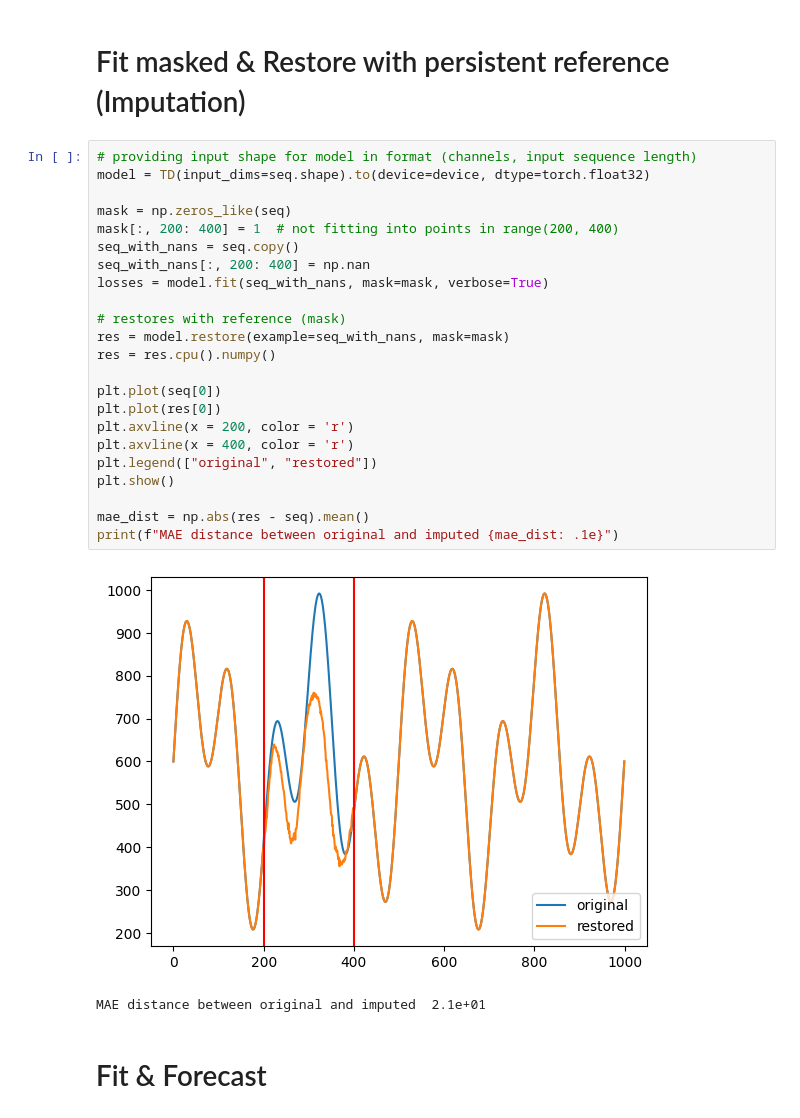
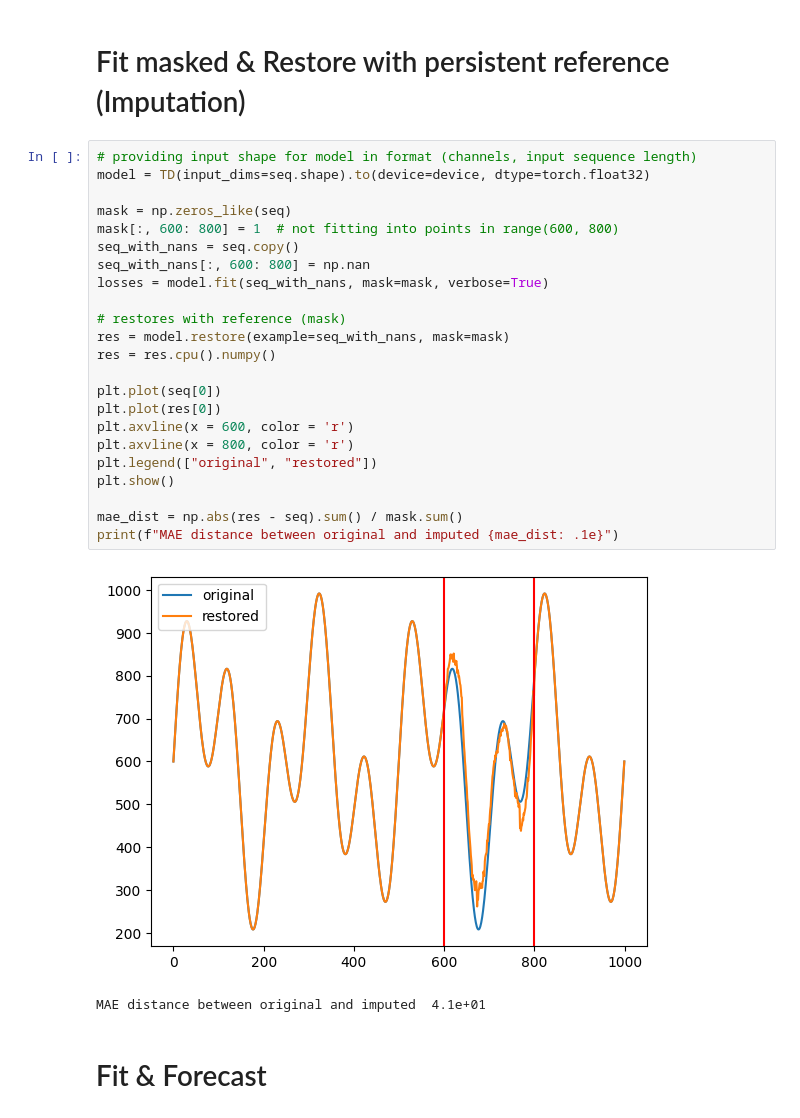
Before and after one commit to timetoai/TimeDiffusion, a Jupyter notebook: examples/example_1d_data.ipynb, the cells around one changed output. Saved outputs shown, nothing was run; the diff lists cells and outputs as text.

```diff
--- a/examples/example_1d_data.ipynb
+++ b/examples/example_1d_data.ipynb
@@ -48,29 +48,29 @@ MAE distance between original and restored  1.4e+01
 # %%
 # providing input shape for model in format (channels, input sequence length)
 model = TD(input_dims=seq.shape).to(device=device, dtype=torch.float32)
 
 mask = np.zeros_like(seq)
-mask[:, 200: 400] = 1  # not fitting into points in range(200, 400)
+mask[:, 600: 800] = 1  # not fitting into points in range(600, 800)
 seq_with_nans = seq.copy()
-seq_with_nans[:, 200: 400] = np.nan
+seq_with_nans[:, 600: 800] = np.nan
 losses = model.fit(seq_with_nans, mask=mask, verbose=True)
 
 # restores with reference (mask)
 res = model.restore(example=seq_with_nans, mask=mask)
 res = res.cpu().numpy()
 
 plt.plot(seq[0])
 plt.plot(res[0])
-plt.axvline(x = 200, color = 'r')
-plt.axvline(x = 400, color = 'r')
+plt.axvline(x = 600, color = 'r')
+plt.axvline(x = 800, color = 'r')
 plt.legend(["original", "restored"])
 plt.show()
 
-mae_dist = np.abs(res - seq).mean()
+mae_dist = np.abs(res - seq).sum() / mask.sum()
 print(f"MAE distance between original and imputed {mae_dist: .1e}")
 # %% [output]
-[figure, old version]
+[figure, new version]
-MAE distance between original and imputed  2.1e+01
+MAE distance between original and imputed  4.1e+01
 # %% [markdown]
 # Fit & Forecast
 # %%
```
Also changed, not shown: parts of 2 cells of this notebook.
